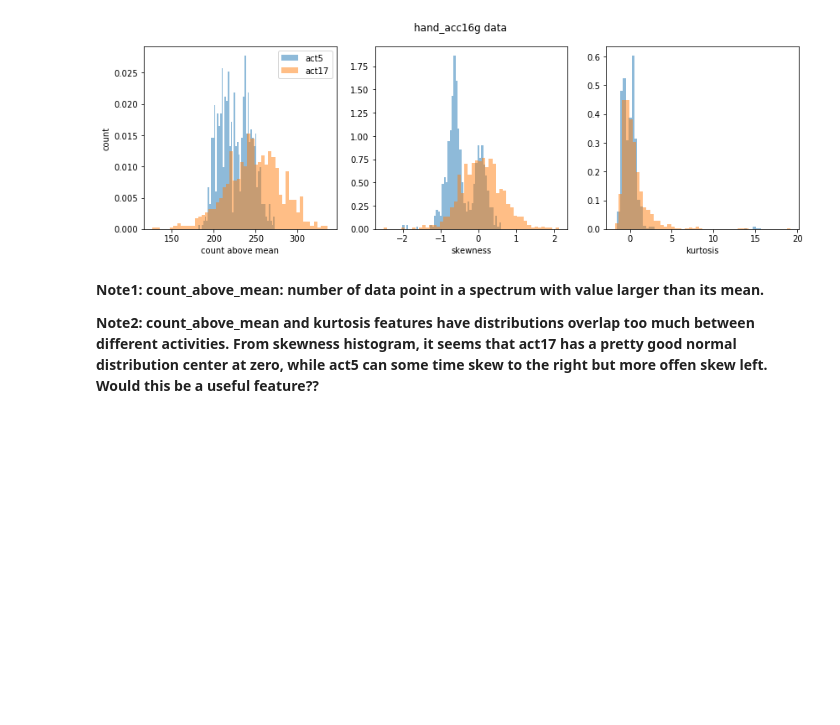
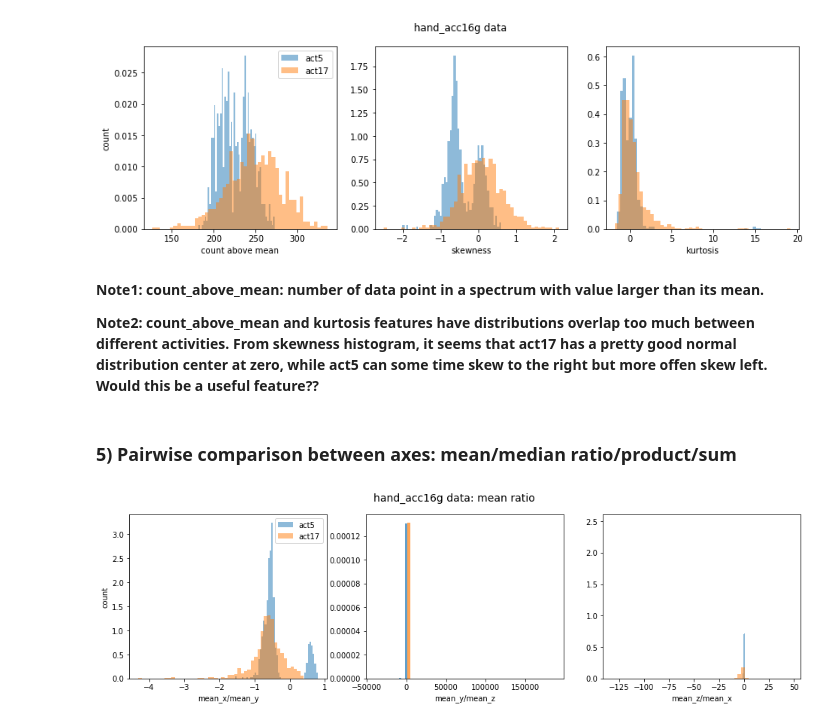
Before and after one commit to kcmeehan/BiometricsActivityClassification, a Jupyter notebook: feature_extraction.ipynb, the cells around one changed output. Cells and saved outputs as stored; diff of their text form; code cells hidden in the pictures; blank space fills up the shorter version.

```diff
--- a/feature_extraction.ipynb
+++ b/feature_extraction.ipynb
@@ -113,12 +113,12 @@ hand_acc16g_x_max5 = np.array([ft_cal.maximum(act5DFlist[i].hand_acc16g_x) for i
 hand_acc16g_x_min5 = np.array([ft_cal.minimum(act5DFlist[i].hand_acc16g_x) for i in range(len(act5DFlist))])
 hand_acc16g_x_std5 = np.array([ft_cal.standard_deviation(act5DFlist[i].hand_acc16g_x) for i in range(len(act5DFlist))])
 
-hand_acc16g_x_mean17 = np.array([ft_cal.mean(act17DFlist[i].hand_acc16g_x) for i in range(len(act5DFlist))])
-hand_acc16g_x_median17 = np.array([ft_cal.median(act17DFlist[i].hand_acc16g_x) for i in range(len(act5DFlist))])
-hand_acc16g_x_absEnergy17 = np.array([ft_cal.abs_energy(act17DFlist[i].hand_acc16g_x) for i in range(len(act5DFlist))])
-hand_acc16g_x_max17 = np.array([ft_cal.maximum(act17DFlist[i].hand_acc16g_x) for i in range(len(act5DFlist))])
-hand_acc16g_x_min17 = np.array([ft_cal.minimum(act17DFlist[i].hand_acc16g_x) for i in range(len(act5DFlist))])
-hand_acc16g_x_std17 = np.array([ft_cal.standard_deviation(act17DFlist[i].hand_acc16g_x) for i in range(len(act5DFlist))])
+hand_acc16g_x_mean17 = np.array([ft_cal.mean(act17DFlist[i].hand_acc16g_x) for i in range(len(act17DFlist))])
+hand_acc16g_x_median17 = np.array([ft_cal.median(act17DFlist[i].hand_acc16g_x) for i in range(len(act17DFlist))])
+hand_acc16g_x_absEnergy17 = np.array([ft_cal.abs_energy(act17DFlist[i].hand_acc16g_x) for i in range(len(act17DFlist))])
+hand_acc16g_x_max17 = np.array([ft_cal.maximum(act17DFlist[i].hand_acc16g_x) for i in range(len(act17DFlist))])
+hand_acc16g_x_min17 = np.array([ft_cal.minimum(act17DFlist[i].hand_acc16g_x) for i in range(len(act17DFlist))])
+hand_acc16g_x_std17 = np.array([ft_cal.standard_deviation(act17DFlist[i].hand_acc16g_x) for i in range(len(act17DFlist))])
 # %%
 plt.figure(figsize=[9, 4])
 plt.suptitle('hand_acc16g data')
@@ -225,3 +225,37 @@ plt.xlabel('kurtosis');
 **Note1: count_above_mean: number of data point in a spectrum with value larger than its mean.**
 
 **Note2: count_above_mean and kurtosis features have distributions overlap too much between different activities. From skewness histogram, it seems that act17 has a pretty good normal distribution center at zero, while act5 can some time skew to the right but more offen skew left. Would this be a useful feature??**
+# %% [markdown]
+### 5) Pairwise comparison between axes: mean/median ratio/product/sum
+# %%
+hand_acc16g_y_mean5 = np.array([ft_cal.mean(act5DFlist[i].hand_acc16g_y) for i in range(len(act5DFlist))])
+hand_acc16g_z_mean5 = np.array([ft_cal.mean(act5DFlist[i].hand_acc16g_z) for i in range(len(act5DFlist))])
+
+hand_acc16g_y_mean17 = np.array([ft_cal.mean(act17DFlist[i].hand_acc16g_y) for i in range(len(act17DFlist))])
+hand_acc16g_z_mean17 = np.array([ft_cal.mean(act17DFlist[i].hand_acc16g_z) for i in range(len(act17DFlist))])
+# %%
+hand_acc16g_xy_meanR5 = hand_acc16g_x_mean5/hand_acc16g_y_mean5
+hand_acc16g_yz_meanR5 = hand_acc16g_y_mean5/hand_acc16g_z_mean5
+hand_acc16g_zx_meanR5 = hand_acc16g_z_mean5/hand_acc16g_x_mean5
+
+hand_acc16g_xy_meanR17 = hand_acc16g_x_mean17/hand_acc16g_y_mean17
+hand_acc16g_yz_meanR17 = hand_acc16g_y_mean17/hand_acc16g_z_mean17
+hand_acc16g_zx_meanR17 = hand_acc16g_z_mean17/hand_acc16g_x_mean17
+# %%
+plt.figure(figsize=[16, 4])
+plt.suptitle('hand_acc16g data: mean ratio', fontsize=14)
+plt.subplot(131)
+plt.hist(hand_acc16g_xy_meanR5, bins=50, alpha=0.5, normed=True, label='act5')
+plt.hist(hand_acc16g_xy_meanR17, bins=50, alpha=0.5, normed=True, label='act17')
+plt.xlabel('mean_x/mean_y')
+plt.ylabel('count')
+plt.legend()
+plt.subplot(132)
+plt.hist([hand_acc16g_yz_meanR5, hand_acc16g_yz_meanR17], bins=30, alpha=0.7, normed=True)
+plt.xlabel('mean_y/mean_z')
+plt.subplot(133)
+plt.hist(hand_acc16g_zx_meanR5, bins=50, alpha=0.5, normed=True)
+plt.hist(hand_acc16g_zx_meanR17, bins=50, alpha=0.5, normed=True)
+plt.xlabel('mean_z/mean_x');
+# %% [output]
+[figure, added]
```
Also changed, not shown: parts of 11 cells of this notebook.
